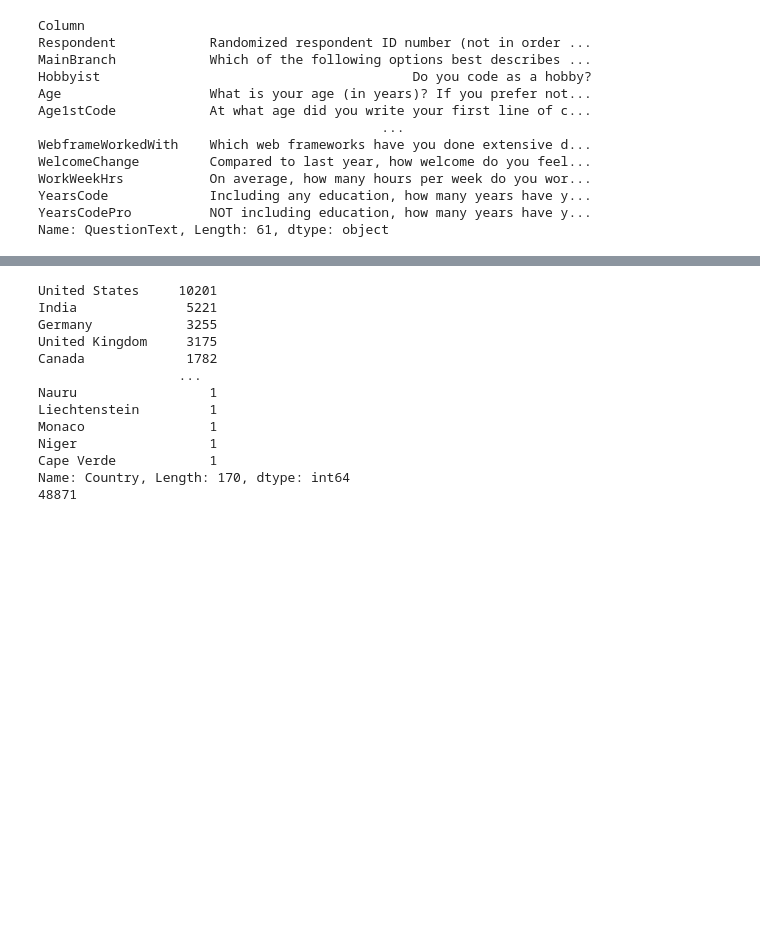
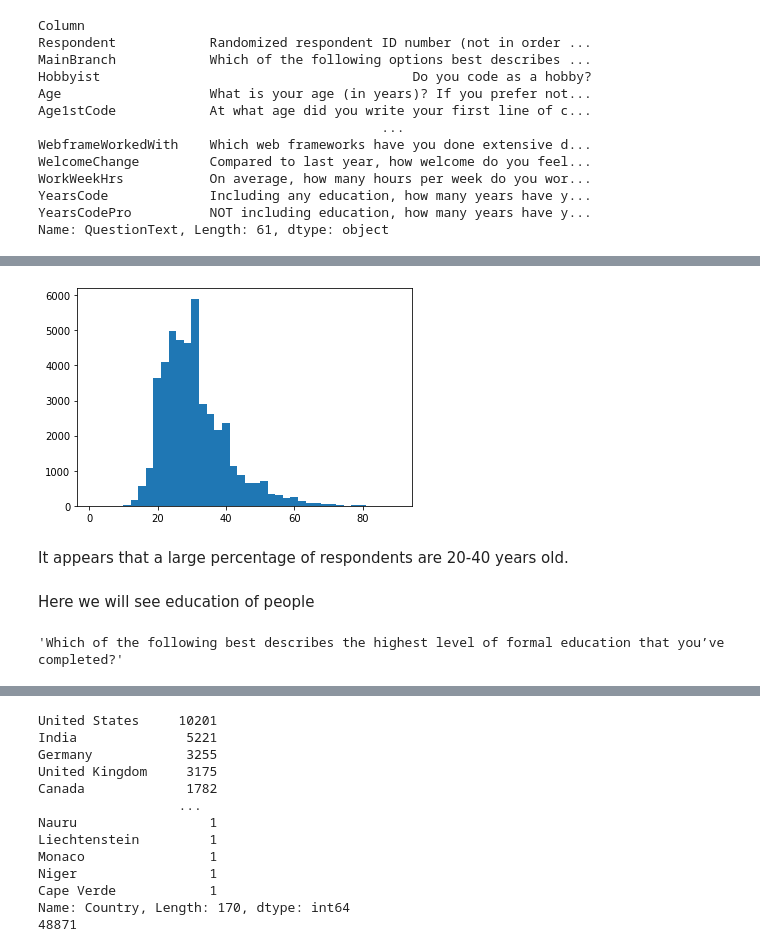
Before and after one commit to YehorSavchenko/Introduction-to-Data-Science, a Jupyter notebook: Cwiczenia1/Assignment_Optional_1_solution_YehorSavchenko.ipynb, the cells around one changed output, grey strips where cells are left out. Saved outputs shown, nothing was run; the diff lists cells and outputs as text; code cells hidden in the pictures; blank space fills up the shorter version.

```diff
--- a/Cwiczenia1/Assignment_Optional_1_solution_YehorSavchenko.ipynb
+++ b/Cwiczenia1/Assignment_Optional_1_solution_YehorSavchenko.ipynb
@@ -84,0 +159,13 @@ schema_raw['Trans']
+# %%
+plt.hist(x=survey_df['Age'], bins=40, range=(1,90))
+plt.show()
+# %% [output]
+[figure, added]
+# %% [markdown]
+It appears that a large percentage of respondents are 20-40 years old.
+# %% [markdown]
+Here we will see education of people
+# %%
+schema_raw['EdLevel']
+# %% [output]
+'Which of the following best describes the highest level of formal education that you’ve completed?'
```
Also changed, not shown: parts of 49 cells of this notebook.
